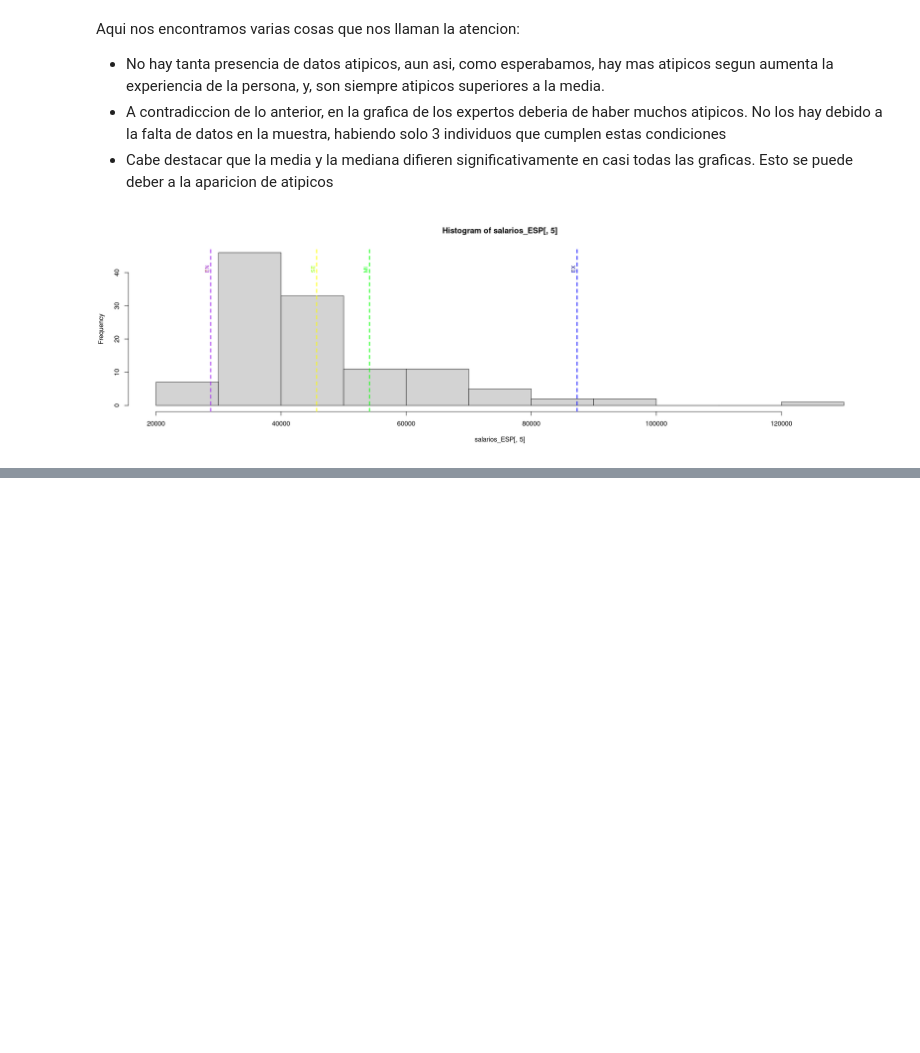
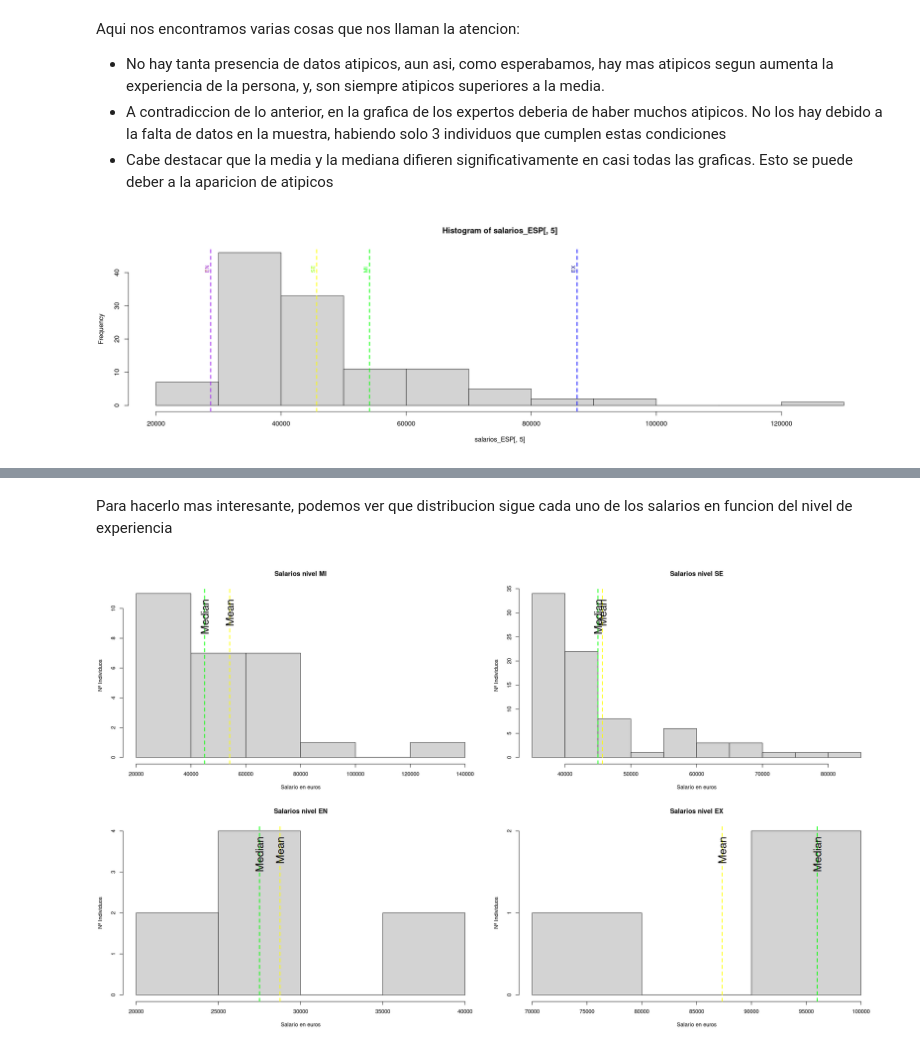
Before and after one commit to HugoVarelaSanchez/datascience_salary, a Jupyter notebook: salarys.ipynb, the cells around one changed output, grey strips where cells are left out. Drawn from its saved outputs; the diff is of its cells as text; code cells hidden in the pictures; blank space fills up the shorter version.

```diff
--- a/salarys.ipynb
+++ b/salarys.ipynb
@@ -310,6 +376,24 @@ salarios_ESP$experience_level
+# %% [markdown]
+Para hacerlo mas interesante, podemos ver que distribucion sigue cada uno de los salarios en funcion del nivel de experiencia
 # %%
-ss20 <- salarios_ESP [salarios_ESP$work_year == '2020', 7]
-ss21 <- salarios_ESP [salarios_ESP$work_year == '2021', 7]
-ss22 <- salarios_ESP [salarios_ESP$work_year == '2022', 7]
-ss23 <- salarios_ESP [salarios_ESP$work_year == '2023', 7]
-ss24 <- salarios_ESP [salarios_ESP$work_year == '2024', 7]
+par(mfrow = c(2, 2))
+options(repr.plot.width=20, repr.plot.height=12)
+
+for (i in 1:4){
+
+    filted.salary.es <- salarios_ESP[salarios_ESP$experience_level == unique(experience_level)[i], 5]
+    mean.filted.salary.es <- mean(filted.salary.es)
+    median.filted.salary.es <- median(filted.salary.es)
+
+    histograma <- hist(filted.salary.es, main = paste0('Salarios nivel ', unique(experience_level)[i]), ylab = 'Nª Individuos', xlab = 'Salario en euros')
+    max_y <- max(histograma$counts)
+
+
+    abline(v = mean.filted.salary.es, col = 'yellow', lwd = 2, lty = 2)
+    text(x = mean.filted.salary.es, y =max_y*0.8, col = 'black', cex = 2, srt = 90, adj = 0, labels = 'Mean', )
+    abline(v = median.filted.salary.es, col = 'green', lwd = 2, lty = 2)
+    text(x = median.filted.salary.es, y =max_y*0.75, col = 'black', cex = 2, srt = 90, adj = 0, labels = 'Median', )
+
+    }
+# %% [output]
+[figure, added]
```
Also changed, not shown: parts of 22 cells of this notebook.
